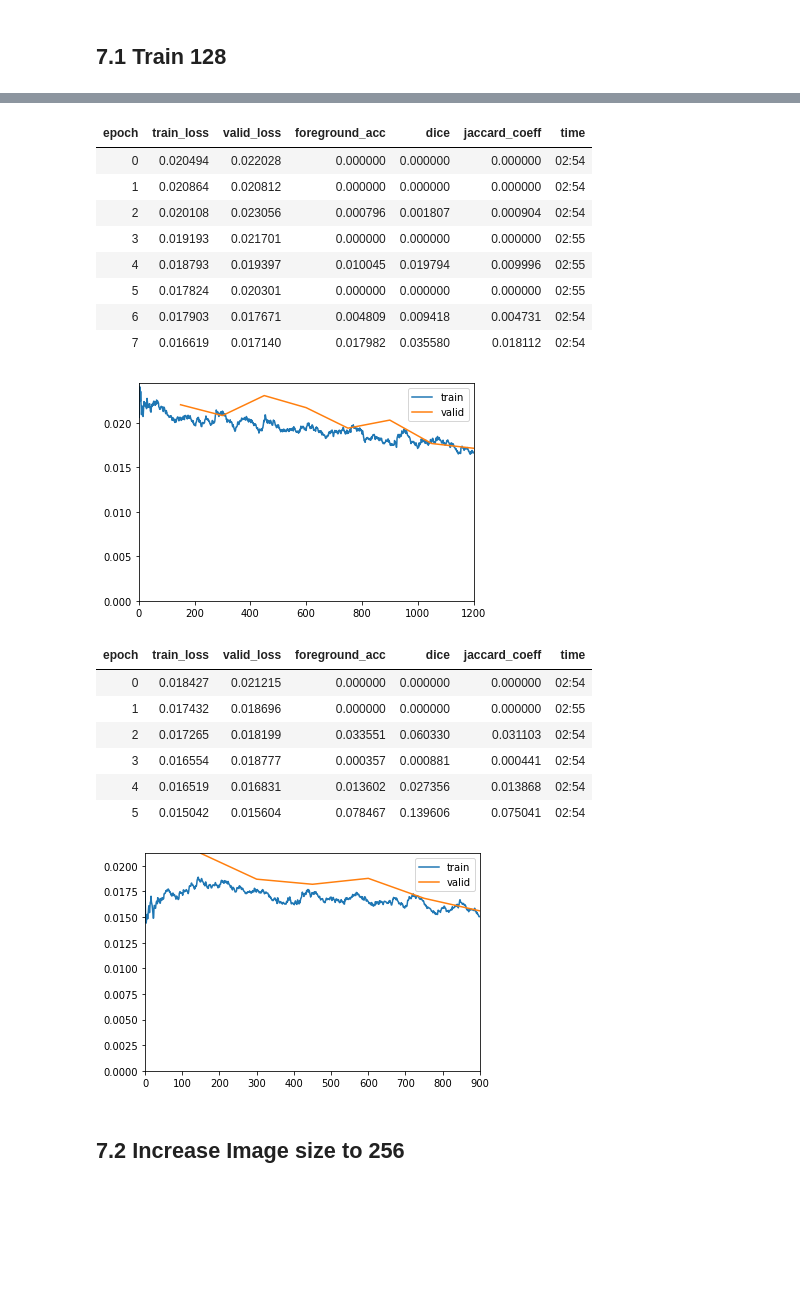
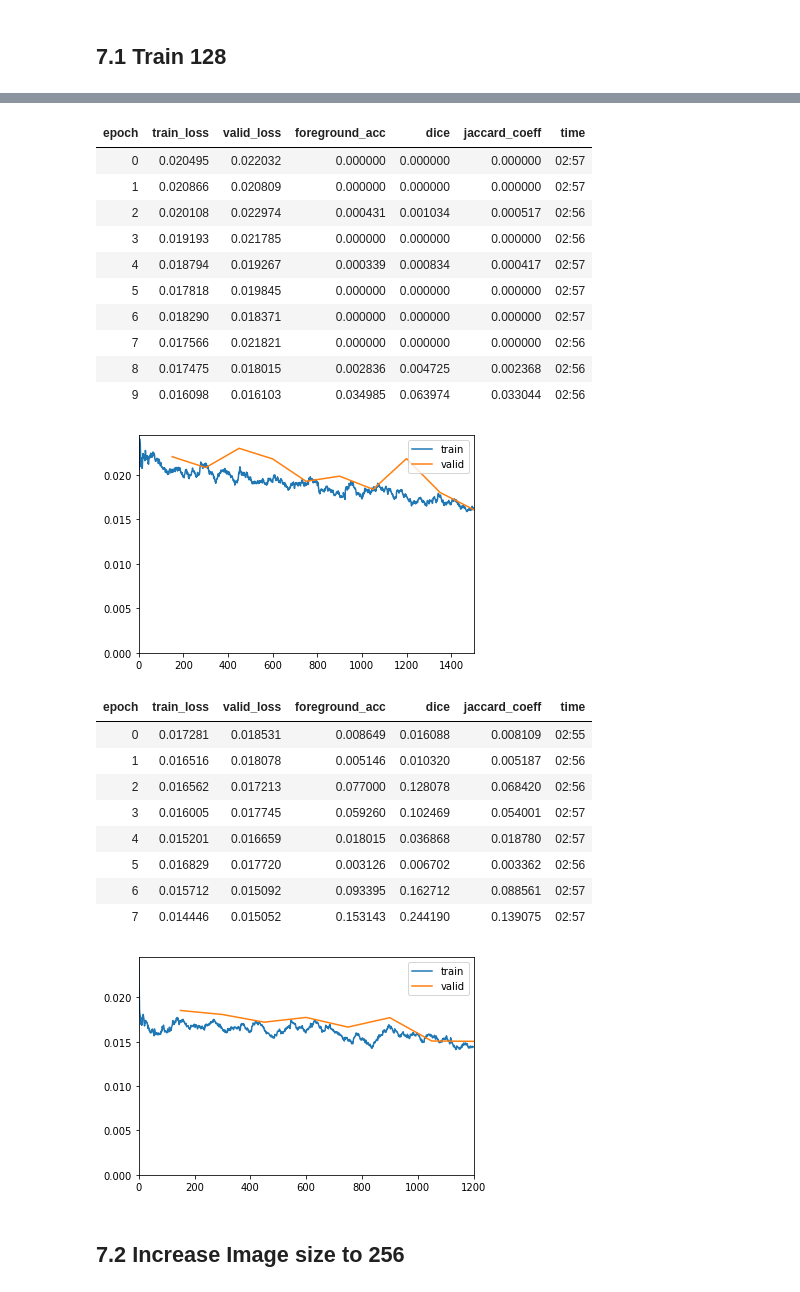
Before and after one commit to mrkcmd/bualabs, a Jupyter notebook: nbs/03c_image_segmentation_siim_acr_pneumothorax_fastai2.ipynb, the cells around one changed output, grey strips where cells are left out. Saved outputs shown, nothing was run; the diff lists cells and outputs as text; code cells hidden in the pictures; blank space fills up the shorter version.

```diff
--- a/nbs/03c_image_segmentation_siim_acr_pneumothorax_fastai2.ipynb
+++ b/nbs/03c_image_segmentation_siim_acr_pneumothorax_fastai2.ipynb
@@ -615,30 +597,34 @@ learn.fit_flat_cos(2, lr_max=slice(3e-4, 3e-2))
 [figure]
 # %%
 # learn.fit_one_cycle(10, lr_max=slice(3e-3), pct_start=0.8)
-learn.fit_flat_cos(8, lr_max=slice(6e-5, 6e-3))
+learn.fit_flat_cos(10, lr_max=slice(6e-5, 6e-3))
 # %% [output]
 | epoch | train_loss | valid_loss | foreground_acc | dice | jaccard_coeff | time |
-| 0 | 0.020494 | 0.022028 | 0.000000 | 0.000000 | 0.000000 | 02:54 |
-| 1 | 0.020864 | 0.020812 | 0.000000 | 0.000000 | 0.000000 | 02:54 |
-| 2 | 0.020108 | 0.023056 | 0.000796 | 0.001807 | 0.000904 | 02:54 |
-| 3 | 0.019193 | 0.021701 | 0.000000 | 0.000000 | 0.000000 | 02:55 |
-| 4 | 0.018793 | 0.019397 | 0.010045 | 0.019794 | 0.009996 | 02:55 |
-| 5 | 0.017824 | 0.020301 | 0.000000 | 0.000000 | 0.000000 | 02:55 |
-| 6 | 0.017903 | 0.017671 | 0.004809 | 0.009418 | 0.004731 | 02:54 |
-| 7 | 0.016619 | 0.017140 | 0.017982 | 0.035580 | 0.018112 | 02:54 |
+| 0 | 0.020495 | 0.022032 | 0.000000 | 0.000000 | 0.000000 | 02:57 |
+| 1 | 0.020866 | 0.020809 | 0.000000 | 0.000000 | 0.000000 | 02:57 |
+| 2 | 0.020108 | 0.022974 | 0.000431 | 0.001034 | 0.000517 | 02:56 |
+| 3 | 0.019193 | 0.021785 | 0.000000 | 0.000000 | 0.000000 | 02:56 |
+| 4 | 0.018794 | 0.019267 | 0.000339 | 0.000834 | 0.000417 | 02:57 |
+| 5 | 0.017818 | 0.019845 | 0.000000 | 0.000000 | 0.000000 | 02:57 |
+| 6 | 0.018290 | 0.018371 | 0.000000 | 0.000000 | 0.000000 | 02:57 |
+| 7 | 0.017566 | 0.021821 | 0.000000 | 0.000000 | 0.000000 | 02:56 |
+| 8 | 0.017475 | 0.018015 | 0.002836 | 0.004725 | 0.002368 | 02:56 |
+| 9 | 0.016098 | 0.016103 | 0.034985 | 0.063974 | 0.033044 | 02:56 |
-[figure, old version]
+[figure, new version]
 # %%
 # learn.fit_one_cycle(6, lr_max=slice(3e-3), pct_start=0.8)
-learn.fit_flat_cos(6, lr_max=slice(3e-5, 3e-3))
+learn.fit_flat_cos(8, lr_max=slice(1e-5, 1e-3))
 # %% [output]
 | epoch | train_loss | valid_loss | foreground_acc | dice | jaccard_coeff | time |
-| 0 | 0.018427 | 0.021215 | 0.000000 | 0.000000 | 0.000000 | 02:54 |
-| 1 | 0.017432 | 0.018696 | 0.000000 | 0.000000 | 0.000000 | 02:55 |
-| 2 | 0.017265 | 0.018199 | 0.033551 | 0.060330 | 0.031103 | 02:54 |
-| 3 | 0.016554 | 0.018777 | 0.000357 | 0.000881 | 0.000441 | 02:54 |
-| 4 | 0.016519 | 0.016831 | 0.013602 | 0.027356 | 0.013868 | 02:54 |
-| 5 | 0.015042 | 0.015604 | 0.078467 | 0.139606 | 0.075041 | 02:54 |
+| 0 | 0.017281 | 0.018531 | 0.008649 | 0.016088 | 0.008109 | 02:55 |
+| 1 | 0.016516 | 0.018078 | 0.005146 | 0.010320 | 0.005187 | 02:56 |
+| 2 | 0.016562 | 0.017213 | 0.077000 | 0.128078 | 0.068420 | 02:56 |
+| 3 | 0.016005 | 0.017745 | 0.059260 | 0.102469 | 0.054001 | 02:57 |
+| 4 | 0.015201 | 0.016659 | 0.018015 | 0.036868 | 0.018780 | 02:57 |
+| 5 | 0.016829 | 0.017720 | 0.003126 | 0.006702 | 0.003362 | 02:56 |
+| 6 | 0.015712 | 0.015092 | 0.093395 | 0.162712 | 0.088561 | 02:57 |
+| 7 | 0.014446 | 0.015052 | 0.153143 | 0.244190 | 0.139075 | 02:57 |
-[figure, old version]
+[figure, new version]
 # %%
 # learn.save('03c-unet-resnet34-128-1')
 # %%
```
Also changed, not shown: parts of 10 cells of this notebook.
